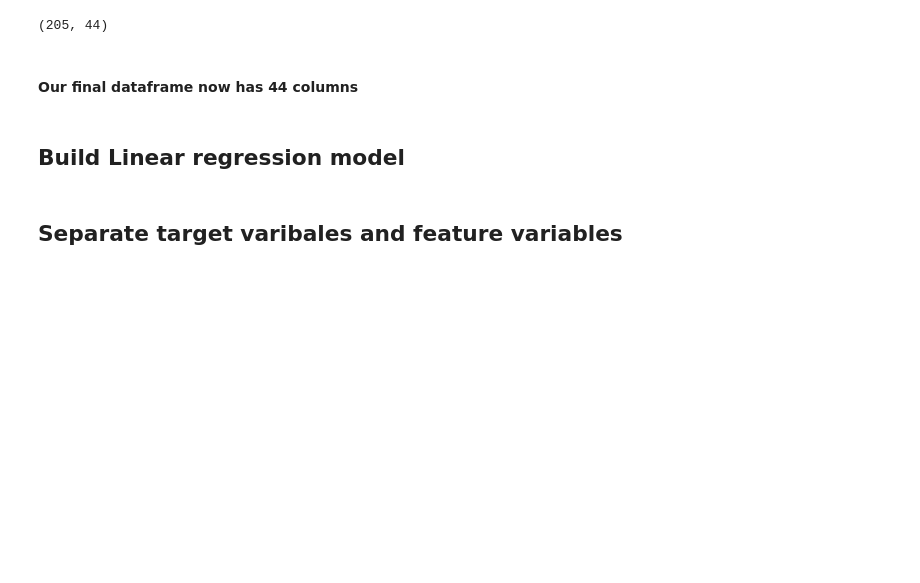
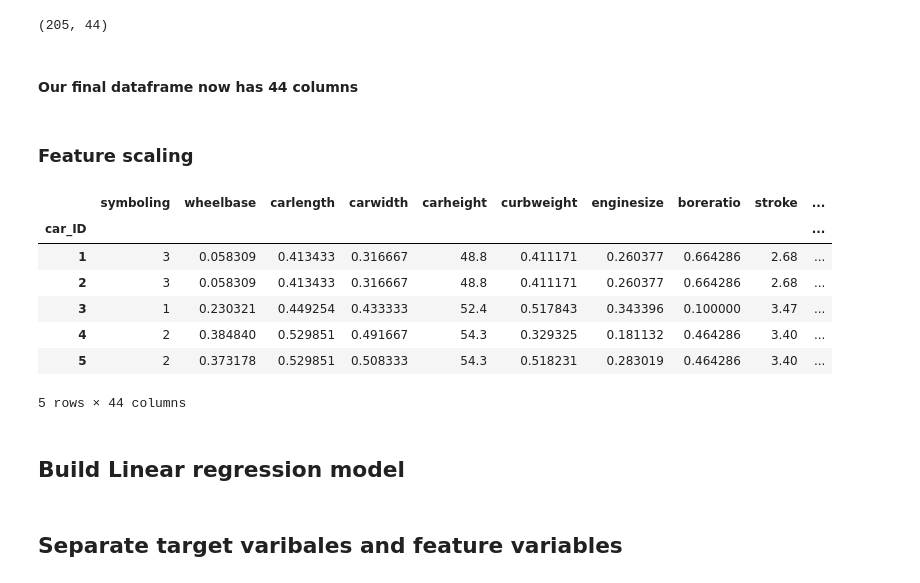
Before and after one commit to spkibe/car_price-prediction, a Jupyter notebook: CAR_PRICE_PREDICTION.ipynb, the cells around one changed output. Cells and saved outputs as stored; diff of their text form; code cells hidden in the pictures; blank space fills up the shorter version.

```diff
--- a/CAR_PRICE_PREDICTION.ipynb
+++ b/CAR_PRICE_PREDICTION.ipynb
@@ -483,6 +483,24 @@ print(full_df.shape)
 (205, 44)
 # %% [markdown]
 #### Our final dataframe now has 44 columns
+# %% [markdown]
+### Feature scaling
+# %%
+from sklearn.preprocessing import MinMaxScaler
+
+scaler = MinMaxScaler()
+num_vars = ['wheelbase', 'curbweight', 'enginesize', 'boreratio', 'horsepower','carlength','carwidth','price']
+full_df[num_vars] = scaler.fit_transform(full_df[num_vars])
+full_df.head()
+# %% [output]
+|  | symboling | wheelbase | carlength | carwidth | carheight | curbweight | enginesize | boreratio | stroke | ... |
+| car_ID |  |  |  |  |  |  |  |  |  | ... |
+| 1 | 3 | 0.058309 | 0.413433 | 0.316667 | 48.8 | 0.411171 | 0.260377 | 0.664286 | 2.68 | ... |
+| 2 | 3 | 0.058309 | 0.413433 | 0.316667 | 48.8 | 0.411171 | 0.260377 | 0.664286 | 2.68 | ... |
+| 3 | 1 | 0.230321 | 0.449254 | 0.433333 | 52.4 | 0.517843 | 0.343396 | 0.100000 | 3.47 | ... |
+| 4 | 2 | 0.384840 | 0.529851 | 0.491667 | 54.3 | 0.329325 | 0.181132 | 0.464286 | 3.40 | ... |
+| 5 | 2 | 0.373178 | 0.529851 | 0.508333 | 54.3 | 0.518231 | 0.283019 | 0.464286 | 3.40 | ... |
+5 rows × 44 columns
 # %% [markdown]
 ## Build Linear regression model
 # %%
```
Also changed, not shown: parts of 13 cells of this notebook.
